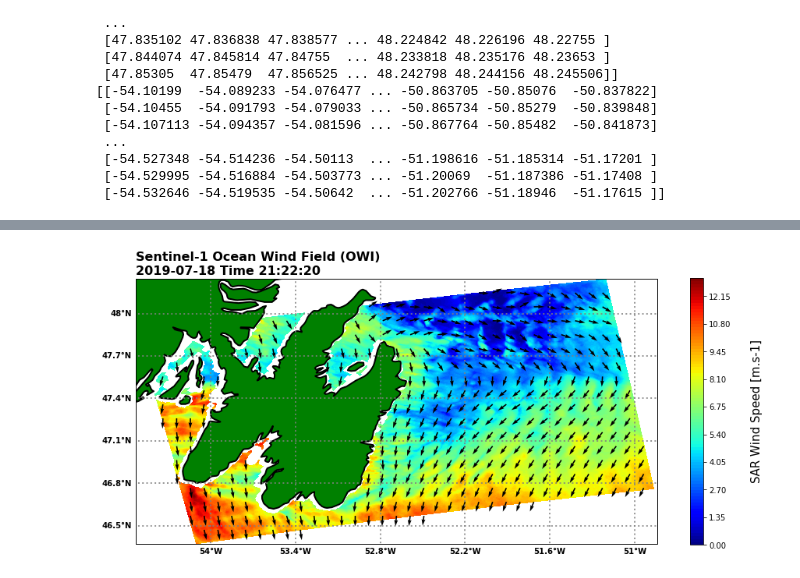
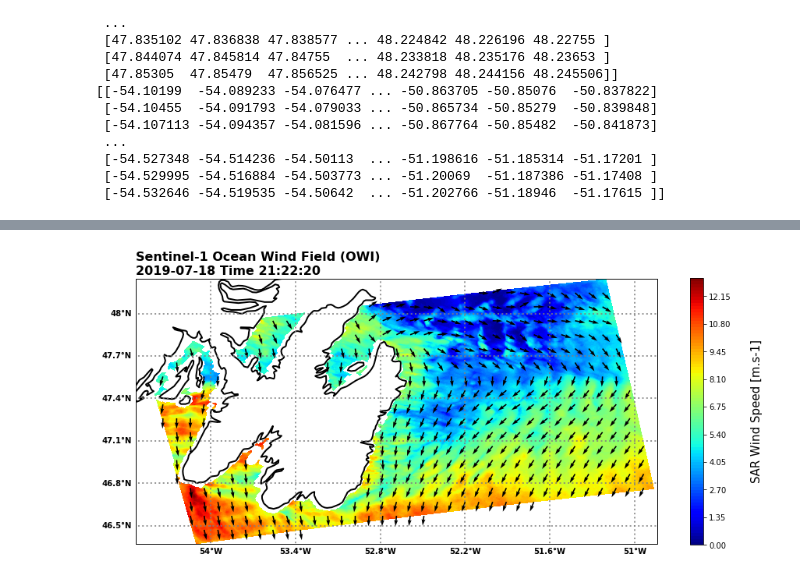
Before and after one commit to Seyed-Ali-Ahmadi/Python-for-Remote-Sensing, a Jupyter notebook: Sentinel_1_OWI_product.ipynb, the cells around one changed output, grey strips where cells are left out. Cells and saved outputs as stored; diff of their text form; code cells hidden in the pictures.

```diff
--- a/Sentinel_1_OWI_product.ipynb
+++ b/Sentinel_1_OWI_product.ipynb
@@ -130,32 +173,32 @@ ax.set_title(title,
 
 # Extents
 ax.set_xlim((np.amin(lon), np.amax(lon)))
 ax.set_ylim((np.amin(lat), np.amax(lat)))
 
 # Mask land regions and coastlines
 ax.add_feature(cfeature.NaturalEarthFeature('physical', 'land', '10m',
-                                            edgecolor='face', facecolor='g'))
+                                            edgecolor='face', facecolor='w'))
 ax.coastlines(resolution='10m', linewidth=2, color='black')
 
 # Colorbar
 cbar = plt.colorbar(carto_map, shrink=0.42)
 cbar.set_label('SAR Wind Speed [m.s-1]',
                fontsize=15,
                labelpad=25)
 
 # Draw wind speed vectors
 dx = np.cos(owiDir * np.pi / 180)  # u
 dy = np.sin(owiDir * np.pi / 180)  # v
 ax.quiver(lon, lat, dx, dy, angles="xy", color="black", regrid_shape=20)
 
 # Draw gridlines and lat lon ticks on the axis
 gl = ax.gridlines(crs=ccrs.PlateCarree(), draw_labels=True,
                   linewidth=2, color='gray', alpha=0.8, linestyle=':')
 gl.xformatter = LONGITUDE_FORMATTER
 gl.yformatter = LATITUDE_FORMATTER
 gl.xlabels_top = False
 gl.ylabels_right = False
 gl.xlabel_style = {'color': 'black', 'weight': 'bold', 'size': 10}
 gl.ylabel_style = {'color': 'black', 'weight': 'bold', 'size': 10}
 # %% [output]
-[figure, old version]
+[figure, new version]
```
Also changed, not shown: parts of 9 cells of this notebook.
